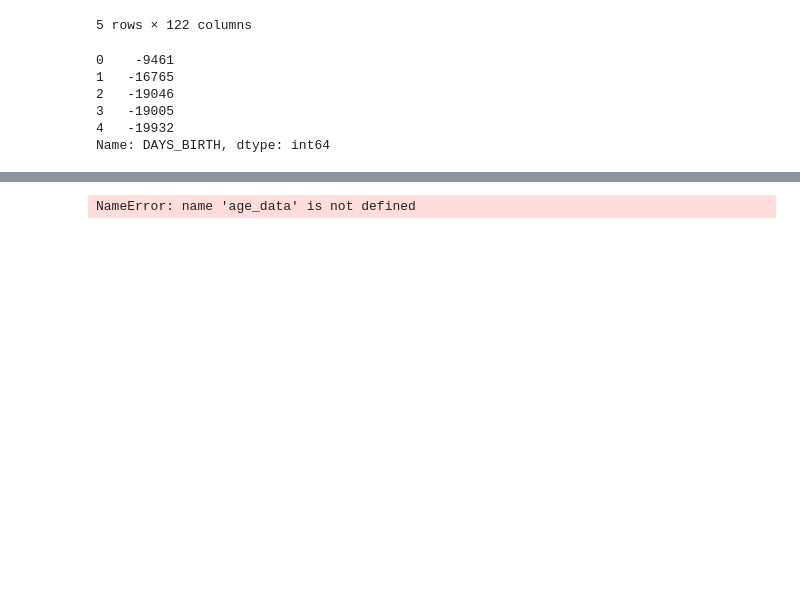
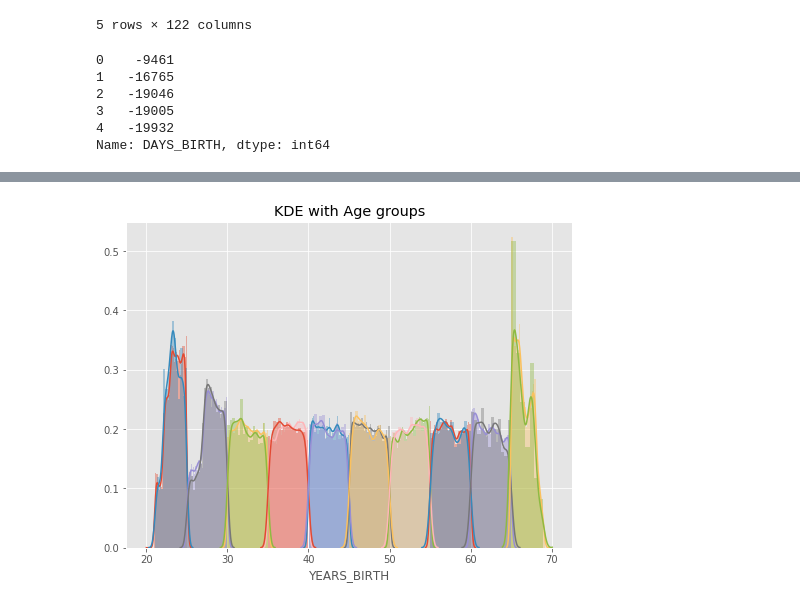
Before and after one commit to andy5209/ML100Days, a Jupyter notebook: homework/Day_016_HW.ipynb, the cells around one changed output, grey strips where cells are left out. Drawn from its saved outputs; the diff is of its cells as text; code cells hidden in the pictures; blank space fills up the shorter version.

```diff
--- a/homework/Day_016_HW.ipynb
+++ b/homework/Day_016_HW.ipynb
@@ -92,19 +91,19 @@ Name: YEARS_BINNED, dtype: int64
 # %%
 # 繪圖前先排序 / 分組
 
-year_group_sorted = age_data['YEARS_BINNED'].sort_values()
+year_group_sorted = np.sort(age_data['YEARS_BINNED'].unique())
 
 plt.figure(figsize=(8,6))
 for i in range(len(year_group_sorted)):
     sns.distplot(age_data.loc[(age_data['YEARS_BINNED'] == year_group_sorted[i]) & \
                               (age_data['TARGET'] == 0), 'YEARS_BIRTH'], label = str(year_group_sorted[i]))
 
     sns.distplot(age_data.loc[(age_data['YEARS_BINNED'] == year_group_sorted[i]) & \
                               (age_data['TARGET'] == 1), 'YEARS_BIRTH'], label = str(year_group_sorted[i]))
 plt.title('KDE with Age groups')
 plt.show()
 # %% [output]
-NameError: name 'age_data' is not defined
+[figure, added]
 # %%
 # 計算每個年齡區間的 Target、DAYS_BIRTH與 YEARS_BIRTH 的平均值
 age_groups  = age_data.groupby('YEARS_BINNED').mean()
```
Also changed, not shown: parts of 3 cells of this notebook.
